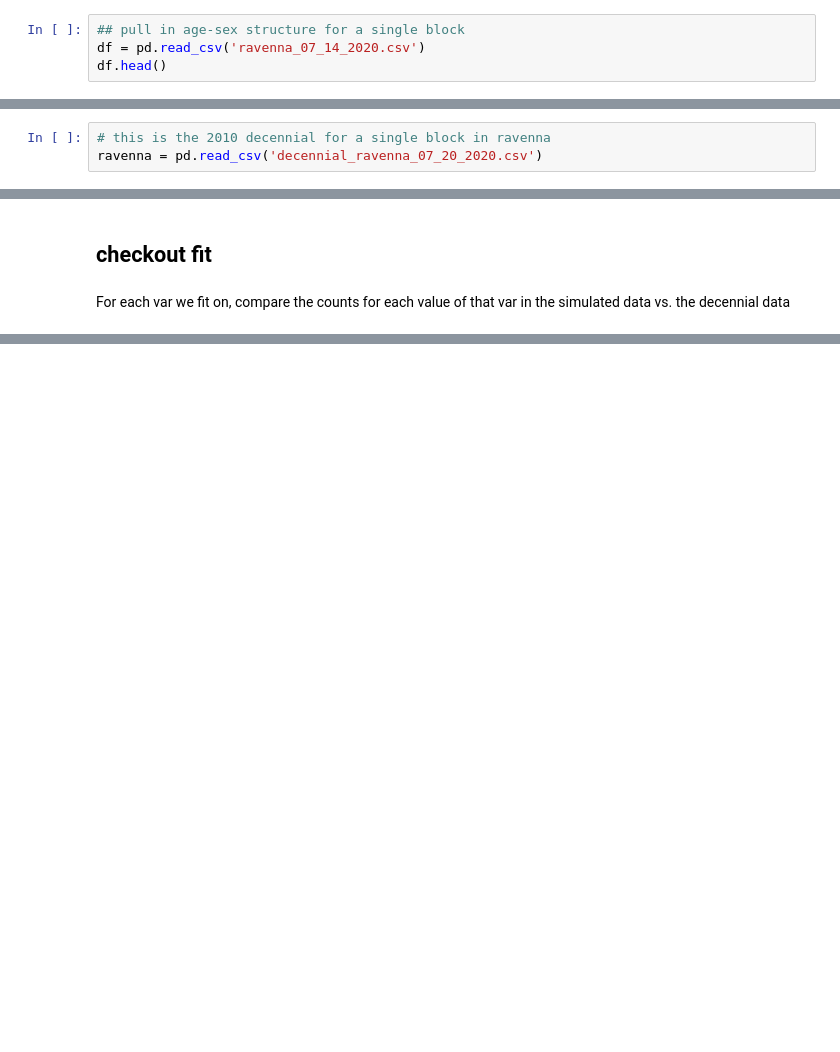
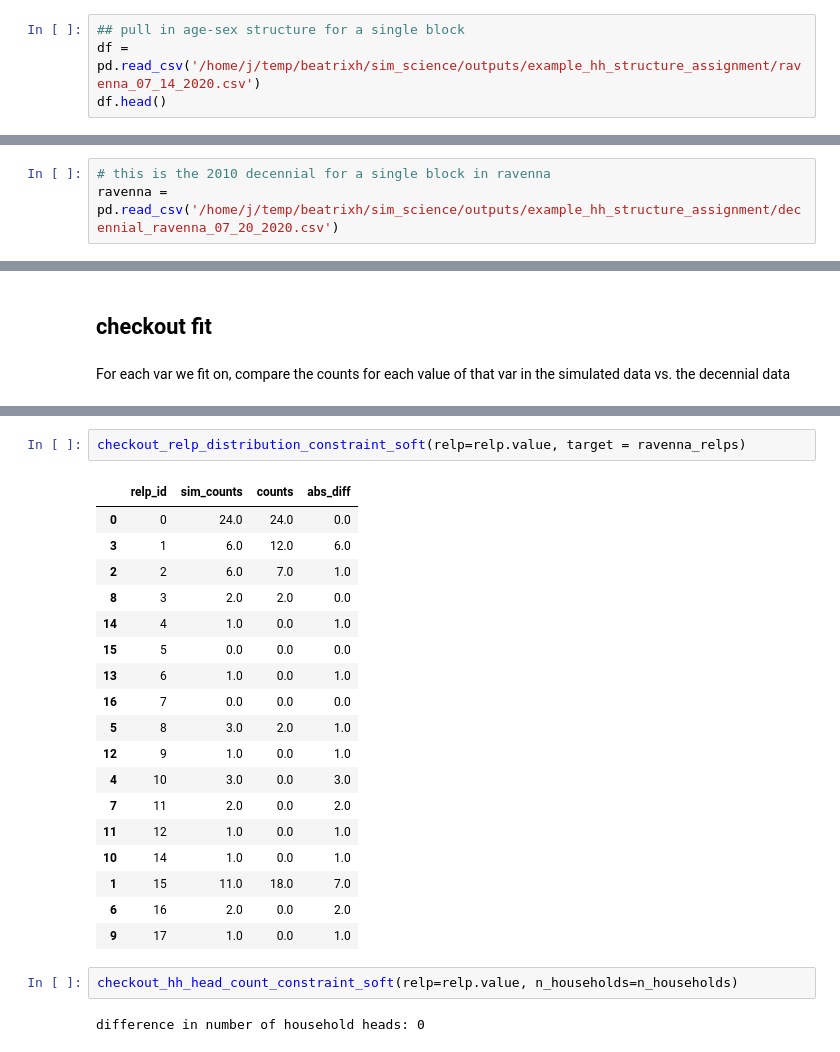
Before and after one commit to beatrixkh/synthetic_pop, a Jupyter notebook: assign_hh_structure/assign_hh_structure_example_ravenna/2020_07_20_mcmc_household_strucure_assignments.ipynb, the cells around one changed output, grey strips where cells are left out. Saved outputs shown, nothing was run; the diff lists cells and outputs as text; blank space fills up the shorter version.

```diff
--- a/assign_hh_structure/assign_hh_structure_example_ravenna/2020_07_20_mcmc_household_strucure_assignments.ipynb
+++ b/assign_hh_structure/assign_hh_structure_example_ravenna/2020_07_20_mcmc_household_strucure_assignments.ipynb
@@ -19,7 +19,7 @@ This is synthetic data; it was generated using the 2010 decennial and the 2018 a
 It has fairly accurate age, sex, and race distribution for each census block. The relationship and ethnicity (hispanic binary) columns are bad, because they are informed only by the state-level distribution of each var from the ACS. We will scrap those relationship assigments and reassign them using MCMC and the block-level decennial data. The inaccuracy of the ethnicity still needs to be addressed.
 # %%
 ## pull in age-sex structure for a single block
-df = pd.read_csv('ravenna_07_14_2020.csv')
+df = pd.read_csv('/home/j/temp/beatrixh/sim_science/outputs/example_hh_structure_assignment/ravenna_07_14_2020.csv')
 df.head()
 # %% [output]
 |  | state | county | tract | block | age | sex_id | relationship | hispanic | racaian | racasn | ... |
@@ -37,7 +37,7 @@ relations_present = ['P02900' + ('00' + str(i))[-2:] for i in np.arange(1,29)]
 household_type = ['P03000' + ('00' + str(i))[-2:] for i in np.arange(1,14)]
 # %%
 # this is the 2010 decennial for a single block in ravenna
-ravenna = pd.read_csv('decennial_ravenna_07_20_2020.csv')
+ravenna = pd.read_csv('/home/j/temp/beatrixh/sim_science/outputs/example_hh_structure_assignment/decennial_ravenna_07_20_2020.csv')
 # %% [markdown]
 ## prep vars of interest
 # %% [markdown]
@@ -372,0 +306,25 @@ count of spouses erroneoulsy in non-family hhs: 1
+# %%
+checkout_relp_distribution_constraint_soft(relp=relp.value, target = ravenna_relps)
+# %% [output]
+|  | relp_id | sim_counts | counts | abs_diff |
+| 0 | 0 | 24.0 | 24.0 | 0.0 |
+| 3 | 1 | 6.0 | 12.0 | 6.0 |
+| 2 | 2 | 6.0 | 7.0 | 1.0 |
+| 8 | 3 | 2.0 | 2.0 | 0.0 |
+| 14 | 4 | 1.0 | 0.0 | 1.0 |
+| 15 | 5 | 0.0 | 0.0 | 0.0 |
+| 13 | 6 | 1.0 | 0.0 | 1.0 |
+| 16 | 7 | 0.0 | 0.0 | 0.0 |
+| 5 | 8 | 3.0 | 2.0 | 1.0 |
+| 12 | 9 | 1.0 | 0.0 | 1.0 |
+| 4 | 10 | 3.0 | 0.0 | 3.0 |
+| 7 | 11 | 2.0 | 0.0 | 2.0 |
+| 11 | 12 | 1.0 | 0.0 | 1.0 |
+| 10 | 14 | 1.0 | 0.0 | 1.0 |
+| 1 | 15 | 11.0 | 18.0 | 7.0 |
+| 6 | 16 | 2.0 | 0.0 | 2.0 |
+| 9 | 17 | 1.0 | 0.0 | 1.0 |
+# %%
+checkout_hh_head_count_constraint_soft(relp=relp.value, n_households=n_households)
+# %% [output]
+difference in number of household heads: 0
```
Also changed, not shown: parts of 24 cells of this notebook.
